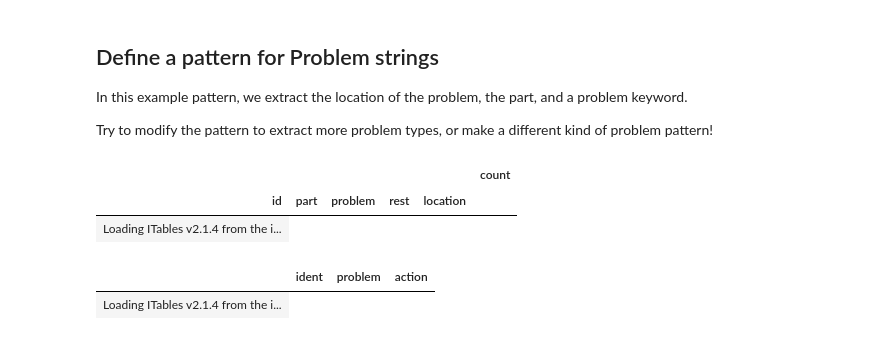
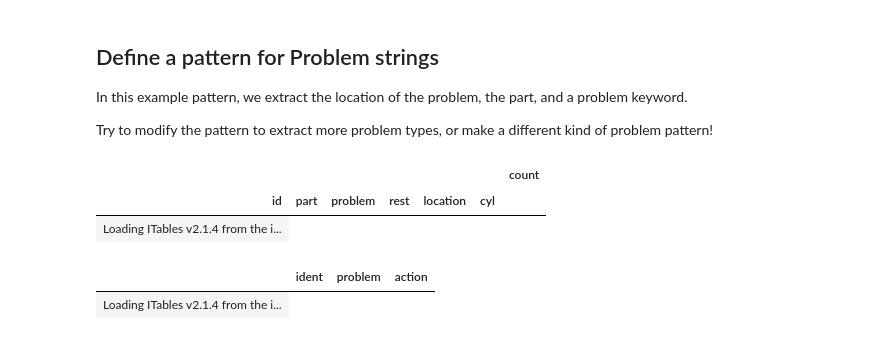
Before and after one commit to kai-vu/zorro, a Jupyter notebook: patterns.ipynb, the cells around one changed output. Saved outputs shown, nothing was run; the diff lists cells and outputs as text; code cells hidden in the pictures.

Commit message:
improve regex extractions

```diff
--- a/patterns.ipynb
+++ b/patterns.ipynb
@@ -35,35 +35,43 @@ problem_pat = (
 
     # Match the verb but don't extract it
     '(?:IS |ARE |HAS |HAVE |APPEARS TO BE )?(?:A )?(?:POSSIBLE )?(?:EVIDENCE OF )?(?:COMING )?(?:SEVERAL )?(?:SHOWS SIGNS OF )?'
 
     # Some pre-defined problem keywords to match
     '(?P<problem>(?:OIL )?LEAK(?:ING)?S?|LOOSE|TORN|CRACKED|BROKEN|DAMAGED?|WORN|MISSING|BAD|SHEAR(?:ED)?|BROKE|STUCK|STICK(?:ING)?|DIRTY|DEAD|FAILED|NEEDS?|.*COMPRESSION.*)'
 
     f',? ?(?:ON )?(?P<loc3>{loc_pat})? ?'
 
     '(?P<rest>.*)'
 )
 problem_extractions = pe = df['problem'].str.extract(problem_pat)
 problem_extractions['part'].replace({'HA': '', 'INDER':'', 'I':'', 'INE': '', 'ON':''}, inplace=True)
 def join_cols(row):
     return ' '.join(row[~row.isna()].values.astype(str)) or np.nan
 pe['location'] = pe[['loc1', 'loc2', 'loc3']].apply(join_cols, axis=1)
 pe.drop(columns=['loc1', 'loc2', 'loc3'], inplace=True)
 
+for r in ['CYLINDER', 'ENGINE', 'CYL', 'ENG', '#', ',', '&', '(', ')']:
+  pe['location'] = pe['location'].str.replace(r, '')
+pe['location'] = pe['location'].str.replace('ALL', '1 2 3 4')
+pe['cyl'] = pe['location'].str.extractall('(\d)')[0].groupby(level=0).apply(
+   lambda x: ' '.join(set(x))
+)
+pe['location'] = pe['location'].str.replace('\d', '', regex=True).str.strip()
+
 # Fix compression
 comp = (~pe['problem'].isna() & pe['problem'].str.contains('COMPRESSION'))
 pe.loc[comp, 'rest'] = pe[comp]['problem'] + pe[comp]['rest']
 pe.loc[comp, 'problem'] = 'COMPRESSION'
 pe.insert(0, 'id', df['ident'])
 
 pe.to_csv('problem_extractions_regex.csv', index=None)
 
 
 # Show the most common problem extractions
 show(problem_extractions.fillna('').value_counts())
 # %% [output]
-|  |  |  |  |  | count |
-| id | part | problem | rest | location |  |
+|  |  |  |  |  |  | count |
+| id | part | problem | rest | location | cyl |  |
 | Loading ITables v2.1.4 from the i... |
 # %%
 pc = pe['part'].value_counts().drop(['ENGINE'])
```
Also changed, not shown: parts of 1 cell of this notebook, 2 other files.
